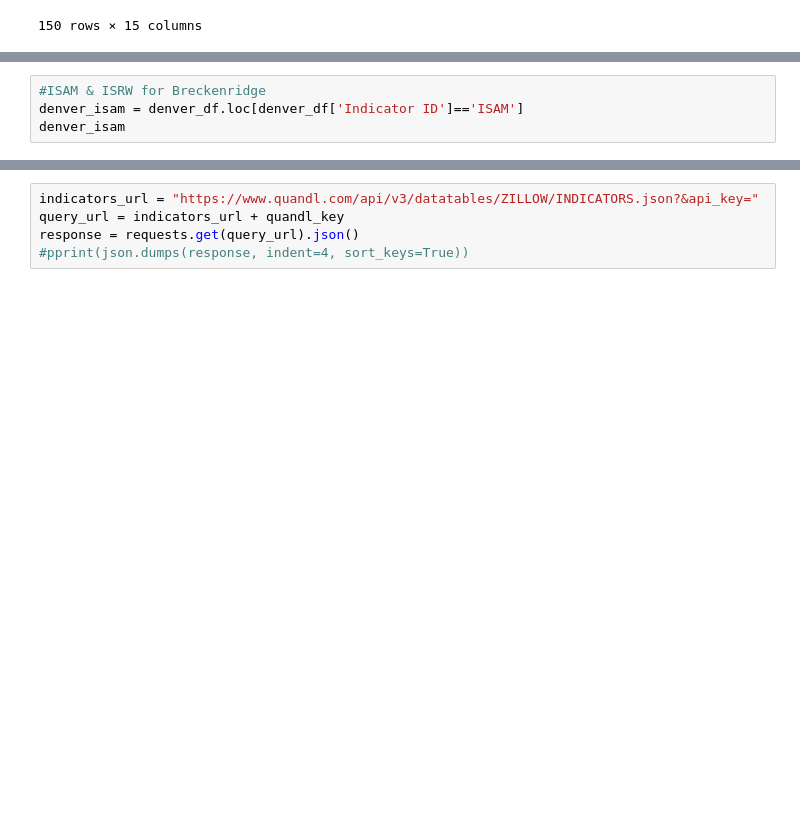
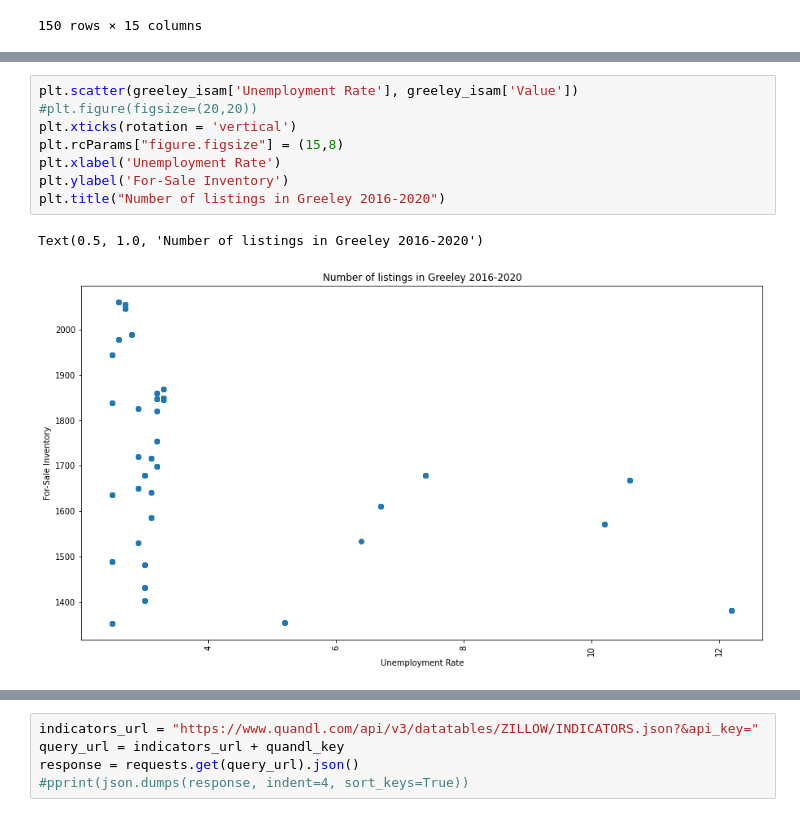
Before and after one commit to binetala/The_Very_Best_Team, a Jupyter notebook: Petey/pw_quandl_save.ipynb, the cells around one changed output, grey strips where cells are left out. Drawn from its saved outputs; the diff is of its cells as text; blank space fills up the shorter version.

```diff
--- a/Petey/pw_quandl_save.ipynb
+++ b/Petey/pw_quandl_save.ipynb
@@ -97,7 +98,14 @@ greeley_isam_grouped
 | 2020-7 | 2020 | Jul | 7/31/2020 | 7/2/2020 | ISAM | For-Sale Inventory (Smooth, All H... | 394645 | metro | ... |
 | 2020-8 | 2020 | Aug | 8/31/2020 | 8/6/2020 | ISAM | For-Sale Inventory (Smooth, All H... | 394645 | metro | ... |
 | 2020-9 | 2020 | Sep | 9/30/2020 | NaN | ISAM | For-Sale Inventory (Smooth, All H... | 394645 | metro | ... |
-# %%
-#ISAM & ISRW for Breckenridge
-denver_isam = denver_df.loc[denver_df['Indicator ID']=='ISAM']
-denver_isam
+# %%
+plt.scatter(greeley_isam['Unemployment Rate'], greeley_isam['Value'])
+#plt.figure(figsize=(20,20))
+plt.xticks(rotation = 'vertical')
+plt.rcParams["figure.figsize"] = (15,8)
+plt.xlabel('Unemployment Rate')
+plt.ylabel('For-Sale Inventory')
+plt.title("Number of listings in Greeley 2016-2020")
+# %% [output]
+Text(0.5, 1.0, 'Number of listings in Greeley 2016-2020')
+[figure, added]
```
Also changed, not shown: parts of 3 cells of this notebook.
